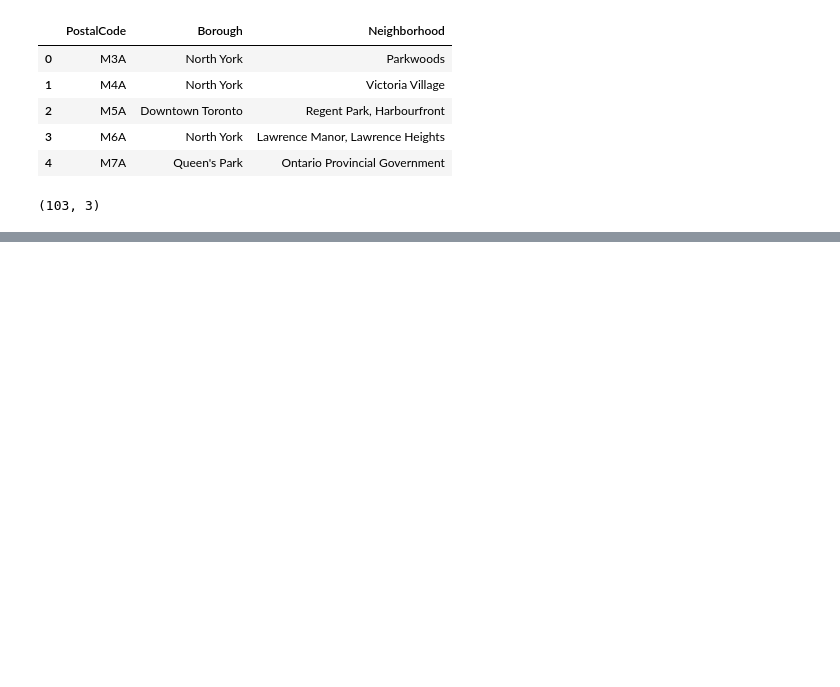
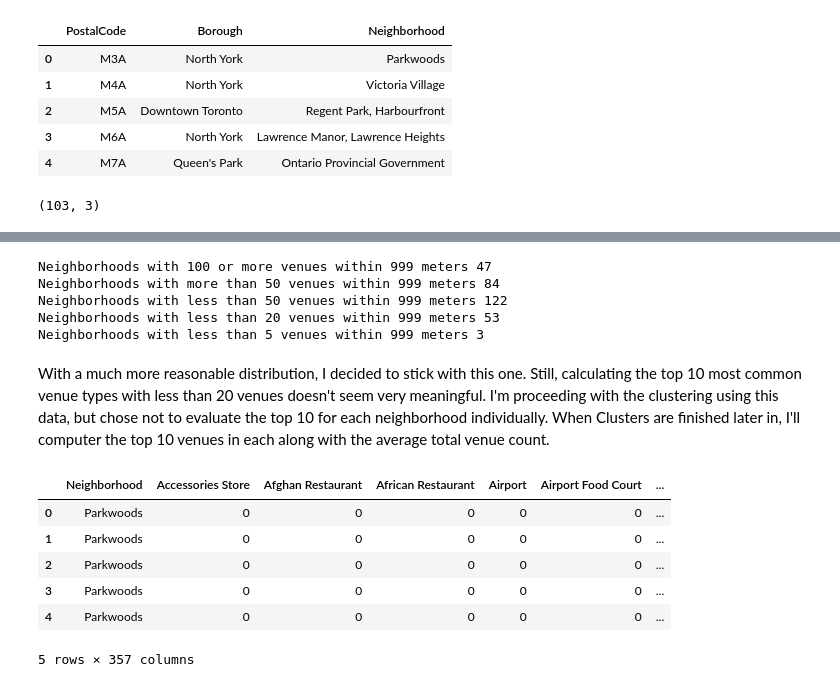
Before and after one commit to Prysthaea/Coursera_Capstone, a Jupyter notebook: Segmenting and Clustering Toronto Notebook.ipynb, the cells around one changed output, grey strips where cells are left out. Saved outputs shown, nothing was run; the diff lists cells and outputs as text; code cells hidden in the pictures; blank space fills up the shorter version.

```diff
--- a/Segmenting and Clustering Toronto Notebook.ipynb
+++ b/Segmenting and Clustering Toronto Notebook.ipynb
@@ -121,0 +238,6 @@ neigh_df.shape
+# %%
+# Split the list of each neighborhood on the comma seperator
+temp = [i.split(', ') for i in toronto_df['Neighborhood'].tolist()]
+# Flaten the new list-of-lists
+neigh_list = [item for sublist in temp for item in sublist]
+neigh_list
@@ -121,0 +314,6 @@ neigh_df.shape
+# %%
+print(neigh_df.shape)
+neigh_df.dropna(inplace=True)
+print(neigh_df.shape)
+neigh_df.drop_duplicates(inplace=True)
+print(neigh_df.shape)
@@ -121,0 +326,21 @@ neigh_df.shape
+# %%
+# Create map of Toronto using latitude and longitude values
+# Toronto is located at 43.6532° N, 79.3832° W according to a quick search
+toronto_map = folium.Map(location=[43.6532, -79.3832], zoom_start=11)
+
+# Add markers to map
+# Code taken with slight alterations from lab 3-3-2. No need to reinvent the wheel
+for lat, lng, neighborhood in zip(neigh_df['Latitude'], neigh_df['Longitude'], neigh_df['Neighborhood']):
+    label = neighborhood
+    label = folium.Popup(label, parse_html=True)
+    folium.CircleMarker(
+        [lat, lng],
+        radius=5,
+        popup=label,
+        color='blue',
+        fill=True,
+        fill_color='#3186cc',
+        fill_opacity=0.7,
+        parse_html=False).add_to(toronto_map)
+
+toronto_map
@@ -121,0 +435,2 @@ neigh_df.shape
+# %%
+toronto_venues_1k = getNearbyVenues(names=neigh_df['Neighborhood'], latitudes=neigh_df['Latitude'], longitudes=neigh_df['Longitude'], radius=999)
@@ -121,0 +460,29 @@ neigh_df.shape
+# %%
+print("Neighborhoods with 100 or more venues within 999 meters", venue_counts_1k[venue_counts_1k['Venue Count'] == 100].shape[0])
+print("Neighborhoods with more than 50 venues within 999 meters", venue_counts_1k[venue_counts_1k['Venue Count'] > 50].shape[0])
+print("Neighborhoods with less than 50 venues within 999 meters", venue_counts_1k[venue_counts_1k['Venue Count'] < 50].shape[0])
+print("Neighborhoods with less than 20 venues within 999 meters", venue_counts_1k[venue_counts_1k['Venue Count'] < 20].shape[0])
+print("Neighborhoods with less than 5 venues within 999 meters", venue_counts_1k[venue_counts_1k['Venue Count'] < 5].shape[0])
+# %% [output]
+Neighborhoods with 100 or more venues within 999 meters 47
+Neighborhoods with more than 50 venues within 999 meters 84
+Neighborhoods with less than 50 venues within 999 meters 122
+Neighborhoods with less than 20 venues within 999 meters 53
+Neighborhoods with less than 5 venues within 999 meters 3
+# %% [markdown]
+With a much more reasonable distribution, I decided to stick with this one.  Still, calculating the top 10 most common venue types with less than 20 venues doesn't seem very meaningful.  I'm proceeding with the clustering using this data, but chose not to evaluate the top 10 for each neighborhood individually.  When Clusters are finished later in, I'll computer the top 10 venues in each along with the average total venue count.
+# %%
+# one hot encoding
+toronto_onehot = (pd.get_dummies(toronto_venues_1k[['Venue Category']], prefix="", prefix_sep=""))
+# The Neighborhood column ended up somewhere in the middle of the pile, so droping it and inserting it again at the begining was the easiest way to clean up the table.
+toronto_onehot.drop('Neighborhood', axis=1, inplace=True)
+toronto_onehot.insert(0,'Neighborhood', toronto_venues_1k['Neighborhood'])
+toronto_onehot.head()
+# %% [output]
+|  | Neighborhood | Accessories Store | Afghan Restaurant | African Restaurant | Airport | Airport Food Court | ... |
+| 0 | Parkwoods | 0 | 0 | 0 | 0 | 0 | ... |
+| 1 | Parkwoods | 0 | 0 | 0 | 0 | 0 | ... |
+| 2 | Parkwoods | 0 | 0 | 0 | 0 | 0 | ... |
+| 3 | Parkwoods | 0 | 0 | 0 | 0 | 0 | ... |
+| 4 | Parkwoods | 0 | 0 | 0 | 0 | 0 | ... |
+5 rows × 357 columns
```
Also changed, not shown: parts of 55 cells of this notebook.
